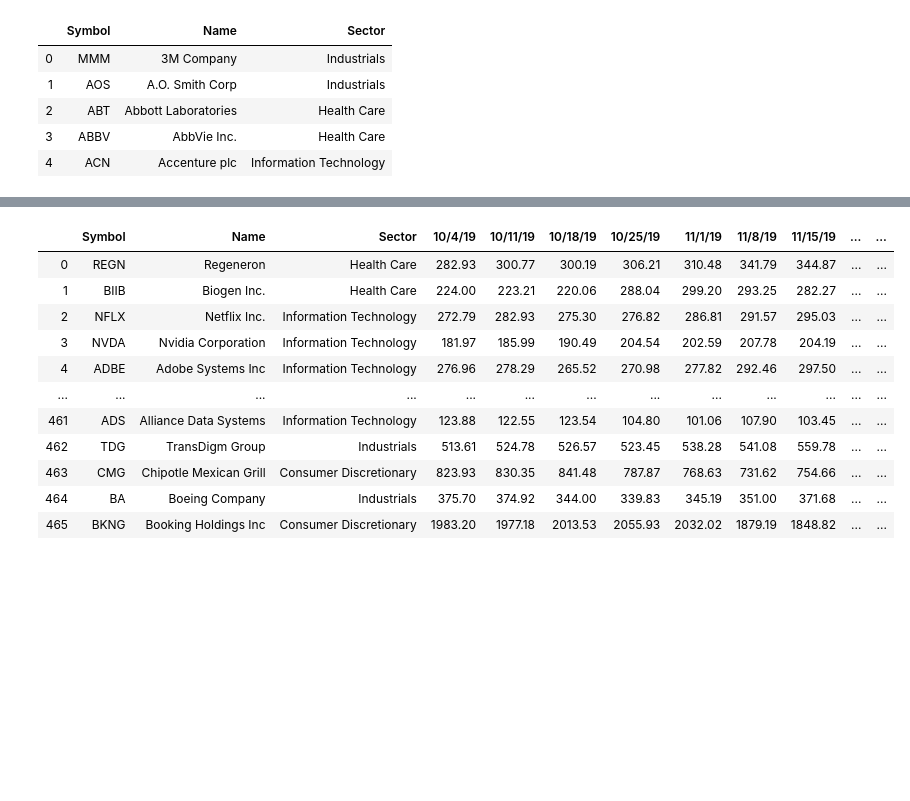
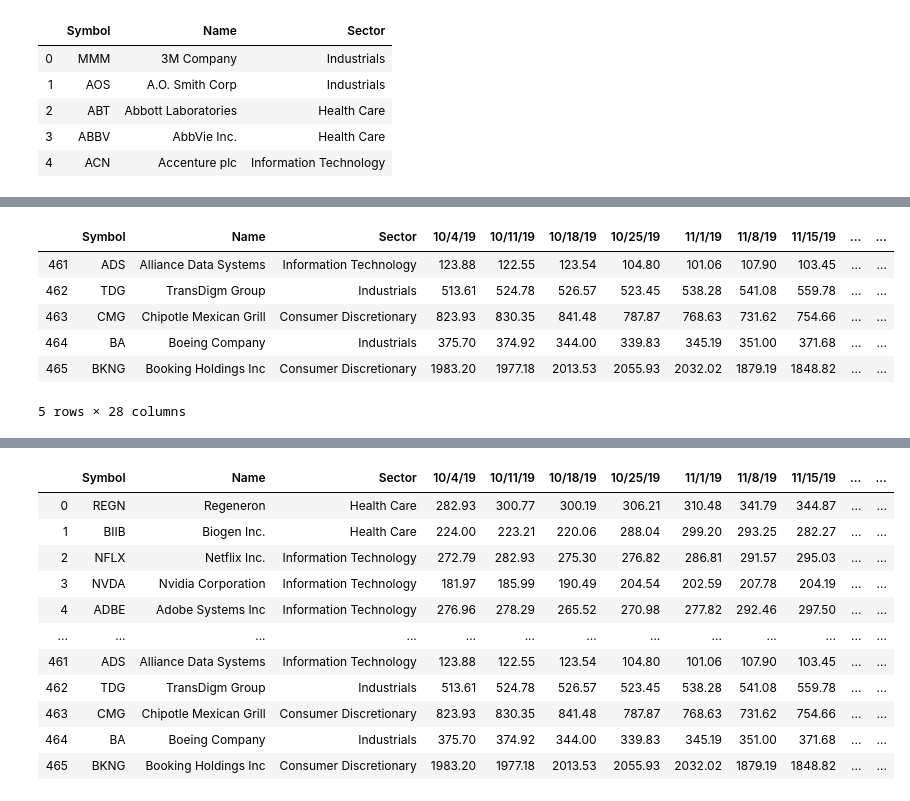
Before and after one commit to bhhnguyen/DataViz-Proj1, a Jupyter notebook: Wendy_ProjectDraft.ipynb, the cells around one changed output, grey strips where cells are left out. Saved outputs shown, nothing was run; the diff lists cells and outputs as text; code cells hidden in the pictures; blank space fills up the shorter version.

```diff
--- a/Wendy_ProjectDraft.ipynb
+++ b/Wendy_ProjectDraft.ipynb
@@ -93,3 +75,13 @@ stock_data.describe()
+# %%
+edit_df.tail()
+# %% [output]
+|  | Symbol | Name | Sector | 10/4/19 | 10/11/19 | 10/18/19 | 10/25/19 | 11/1/19 | 11/8/19 | 11/15/19 | ... | ... |
+| 461 | ADS | Alliance Data Systems | Information Technology | 123.88 | 122.55 | 123.54 | 104.80 | 101.06 | 107.90 | 103.45 | ... | ... |
+| 462 | TDG | TransDigm Group | Industrials | 513.61 | 524.78 | 526.57 | 523.45 | 538.28 | 541.08 | 559.78 | ... | ... |
+| 463 | CMG | Chipotle Mexican Grill | Consumer Discretionary | 823.93 | 830.35 | 841.48 | 787.87 | 768.63 | 731.62 | 754.66 | ... | ... |
+| 464 | BA | Boeing Company | Industrials | 375.70 | 374.92 | 344.00 | 339.83 | 345.19 | 351.00 | 371.68 | ... | ... |
+| 465 | BKNG | Booking Holdings Inc | Consumer Discretionary | 1983.20 | 1977.18 | 2013.53 | 2055.93 | 2032.02 | 1879.19 | 1848.82 | ... | ... |
+5 rows × 28 columns
 # %%
 edit_df = stock_data.copy()
 # %%
```
Also changed, not shown: parts of 11 cells of this notebook, 1 other file.
